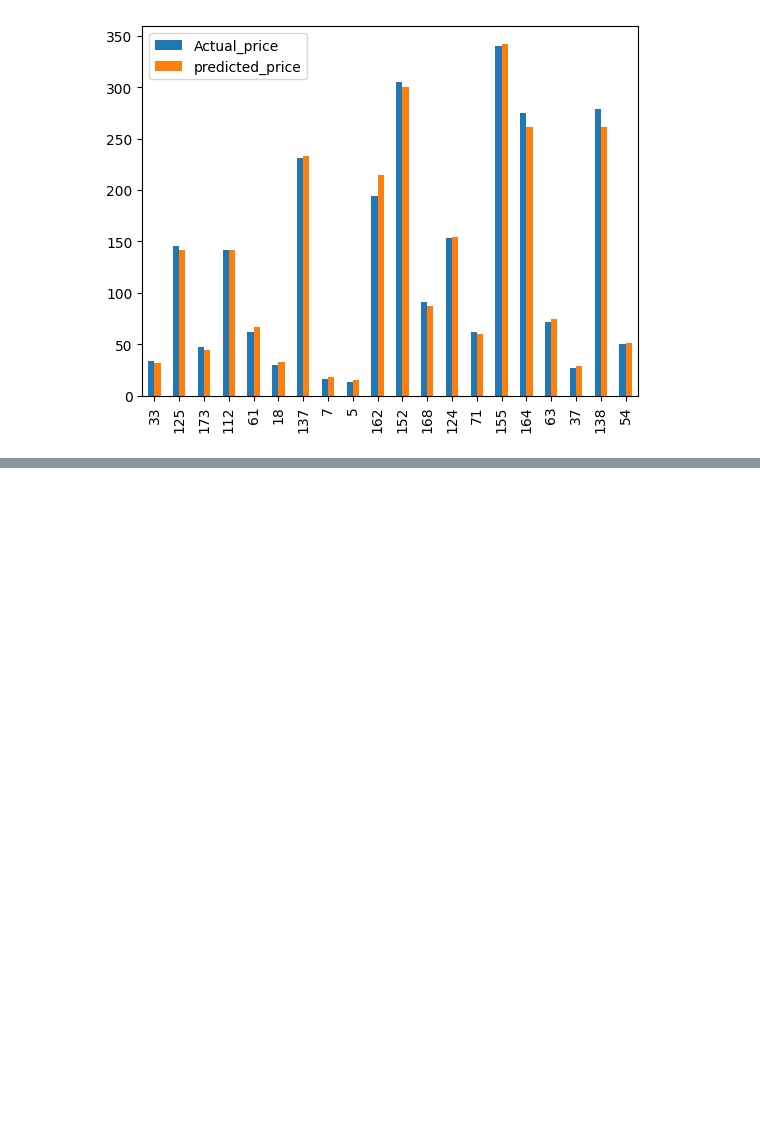
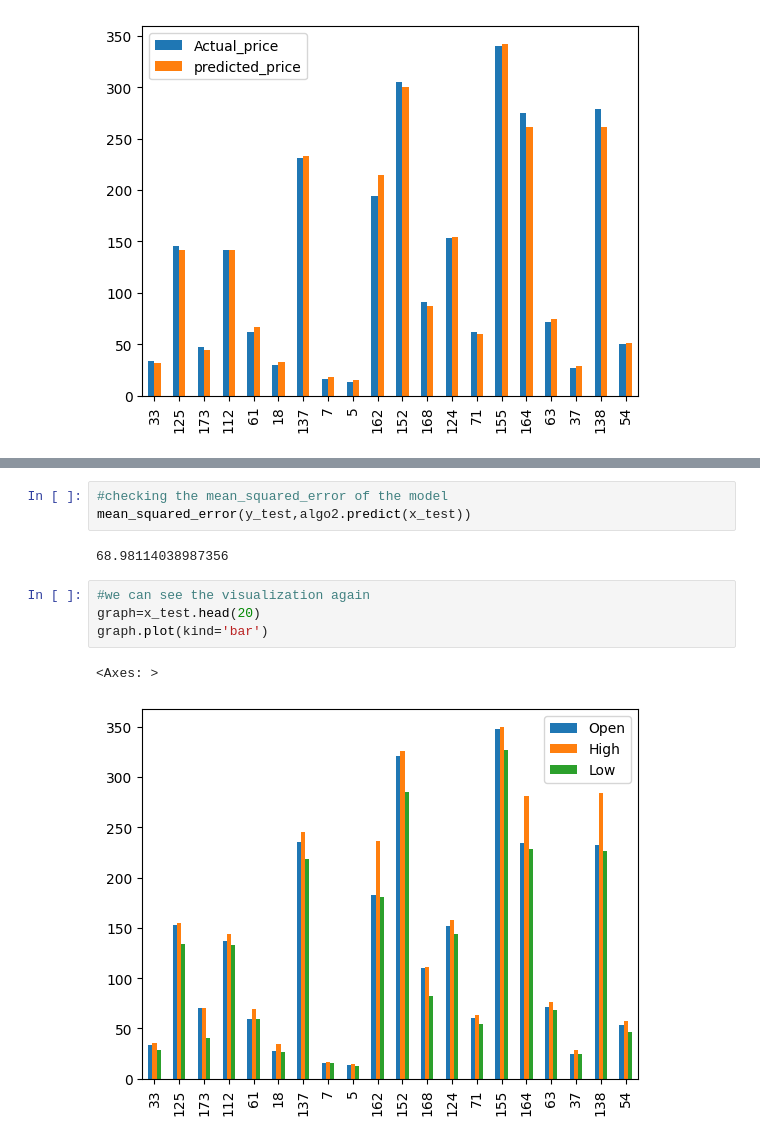
Before and after one commit to aayushkumar1/EDA, a Jupyter notebook: Untitled4.ipynb, the cells around one changed output, grey strips where cells are left out. Cells and saved outputs as stored; diff of their text form; blank space fills up the shorter version.

```diff
--- a/Untitled4.ipynb
+++ b/Untitled4.ipynb
@@ -210,0 +295,12 @@ graph.plot(kind='bar')
+# %%
+#checking the mean_squared_error of the model
+mean_squared_error(y_test,algo2.predict(x_test))
+# %% [output]
+68.98114038987356
+# %%
+#we can see the visualization again
+graph=x_test.head(20)
+graph.plot(kind='bar')
+# %% [output]
+<Axes: >
+[figure, added]
```
Also changed, not shown: parts of 10 cells of this notebook.
